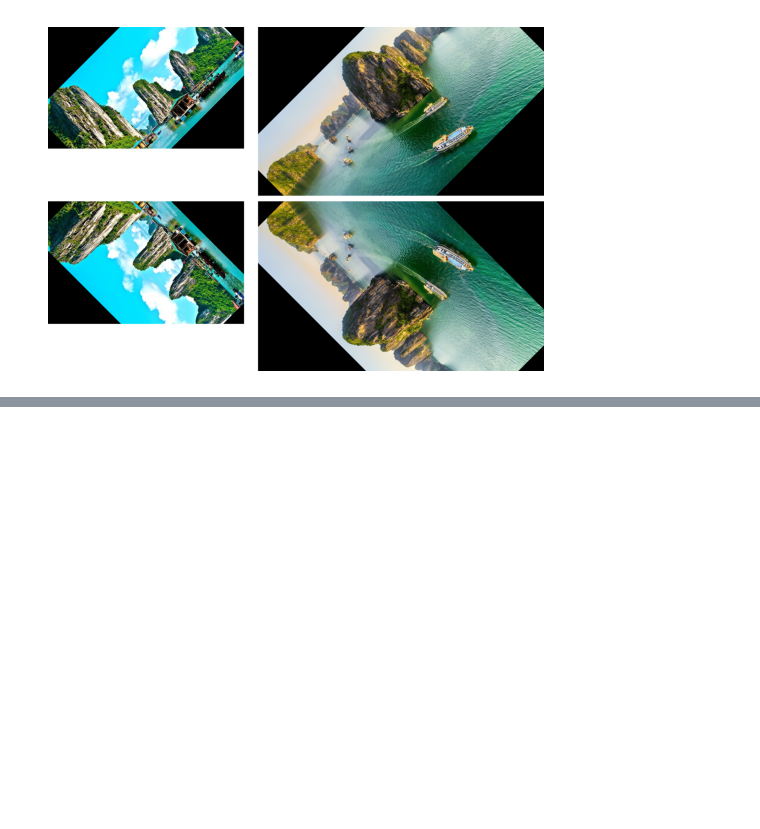
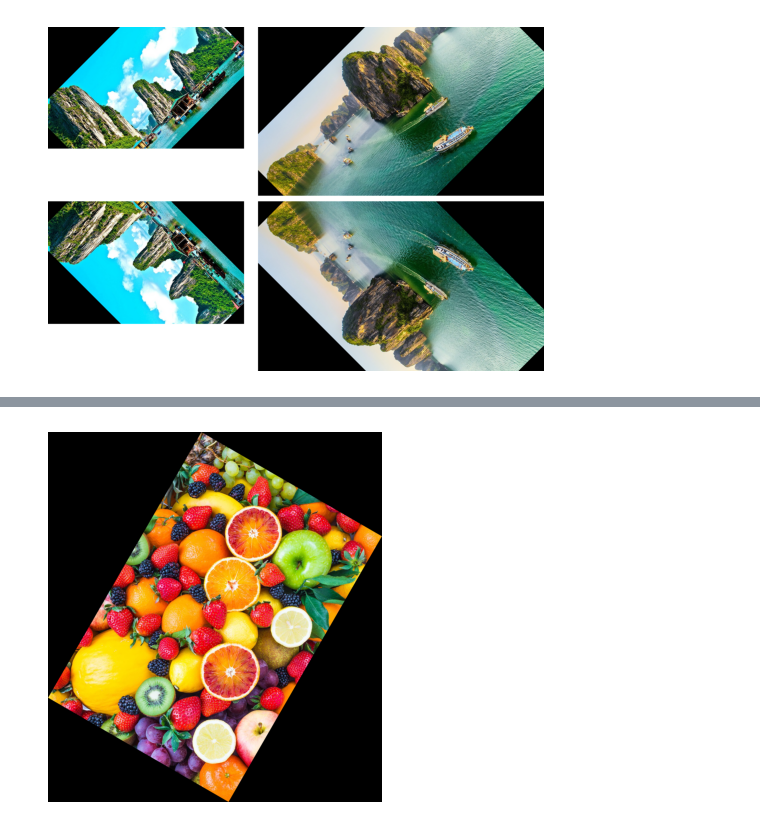
Before and after one commit to MyNameIsJeff2005/XuLyAnhSo, a Jupyter notebook: Lab5/BuoiLab3.ipynb, the cells around one changed output, grey strips where cells are left out. Drawn from its saved outputs; the diff is of its cells as text; code cells hidden in the pictures; blank space fills up the shorter version.

```diff
--- a/Lab5/BuoiLab3.ipynb
+++ b/Lab5/BuoiLab3.ipynb
@@ -239,0 +277,76 @@ plt.show()
+# %%
+import numpy as np
+import imageio.v2 as iio
+import scipy.ndimage as nd
+import matplotlib.pyplot as plt
+
+images = ['fruit.jpg', 'world_cup.jpg', 'pagoda.jpg']
+print("Chọn ảnh:")
+for i, name in enumerate(images):
+    print(f"{i+1}. {name}")
+img_idx = int(input("Nhập số thứ tự ảnh: ")) - 1
+img = iio.imread(images[img_idx])
+
+print("\nChọn phép biến đổi:")
+print("1. Tịnh tiến")
+print("2. Xoay")
+print("3. Phóng to/thu nhỏ")
+print("4. Làm mờ Gaussian")
+print("5. Biến đổi sóng")
+choice = int(input("Nhập số thứ tự phép biến đổi: "))
+
+if choice == 1:
+    dx = int(input("Số pixel dịch theo trục x (phải +, trái -): "))
+    dy = int(input("Số pixel dịch theo trục y (xuống +, lên -): "))
+    if img.ndim == 3:
+        shifted = nd.shift(img, (dy, dx, 0))
+    else:
+        shifted = nd.shift(img, (dy, dx))
+    result = shifted
+
+elif choice == 2:
+    angle = float(input("Nhập góc xoay (độ): "))
+    reshape = input("Giữ nguyên kích thước? (y/n): ").lower() == 'y'
+    result = nd.rotate(img, angle, reshape=not reshape)
+
+elif choice == 3:
+    zoom = float(input("Nhập hệ số zoom (>1: phóng to, <1: thu nhỏ): "))
+    if img.ndim == 3:
+        result = nd.zoom(img, (zoom, zoom, 1))
+    else:
+        result = nd.zoom(img, zoom)
+
+elif choice == 4:
+    sigma = float(input("Nhập giá trị sigma (độ mờ): "))
+    if img.ndim == 3:
+        result = np.zeros_like(img)
+        for c in range(img.shape[2]):
+            result[..., c] = nd.gaussian_filter(img[..., c], sigma)
+    else:
+        result = nd.gaussian_filter(img, sigma)
+
+elif choice == 5:
+    amp = float(input("Nhập biên độ sóng: "))
+    if img.ndim == 3:
+        rows, cols, ch = img.shape
+    else:
+        rows, cols = img.shape
+        ch = 1
+        img = img[..., None]
+    X, Y = np.meshgrid(np.arange(cols), np.arange(rows))
+    X_wave = X + amp * np.sin(2 * np.pi * Y / 30)
+    Y_wave = Y + amp * np.sin(2 * np.pi * X / 30)
+    result = np.zeros_like(img)
+    for c in range(ch):
+        result[..., c] = nd.map_coordinates(img[..., c], [Y_wave, X_wave], order=1, mode='reflect')
+    if result.shape[2] == 1:
+        result = result[..., 0]
+
+else:
+    print("Lựa chọn không hợp lệ.")
+    result = img
+
+plt.imshow(result.astype(np.uint8))
+plt.axis('off')
+plt.show()
+# %% [output]
@@ -239,0 +364 @@ plt.show()
+[figure, added]
```
Also changed, not shown: parts of 4 cells of this notebook, 2 other files.
